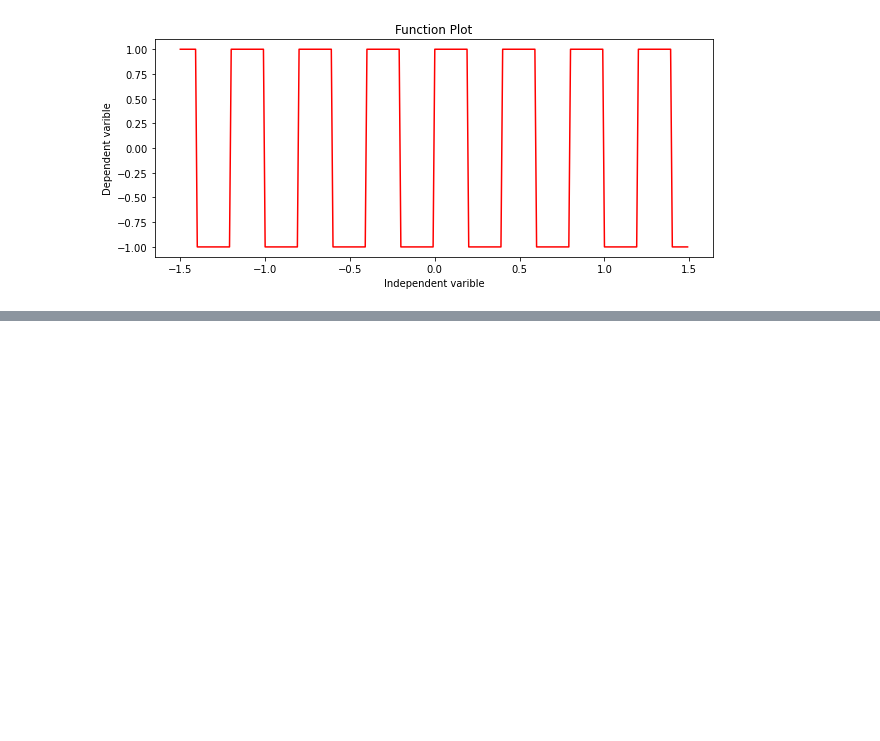
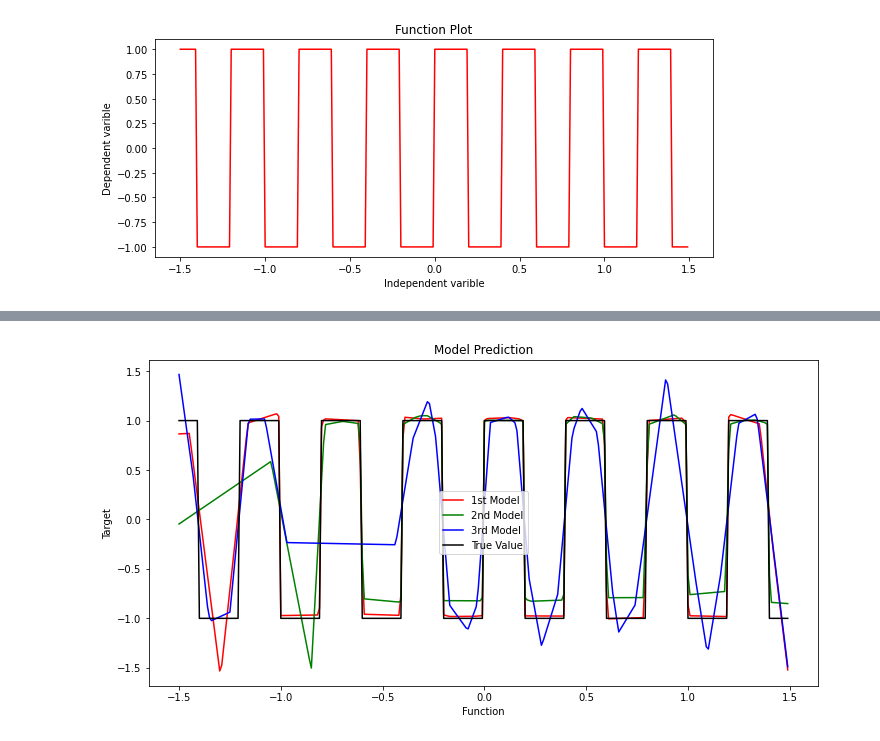
Before and after one commit to nik1097/Deep-Learning, a Jupyter notebook: HW 1 pytorch.ipynb, the cells around one changed output, grey strips where cells are left out. Saved outputs shown, nothing was run; the diff lists cells and outputs as text; code cells hidden in the pictures; blank space fills up the shorter version.

Commit message:
completed 2nd function requirement

```diff
--- a/HW 1 pytorch.ipynb
+++ b/HW 1 pytorch.ipynb
@@ -205,0 +298,13 @@ plt.show()
+# %%
+plt.figure(figsize=(12,6))
+plt.plot(x, m1_prediction.data, color="r", label = '1st Model')
+plt.plot(x, m2_prediction.data, color="g", label = '2nd Model')
+plt.plot(x, m3_prediction.data, color="b", label = '3rd Model')
+plt.plot(x, y, color="black", label = 'True Value')
+plt.title('Model Prediction')
+plt.xlabel('Function')
+plt.ylabel('Target')
+plt.legend()
+plt.show()
+# %% [output]
+[figure, added]
```
Also changed, not shown: parts of 15 cells of this notebook.
